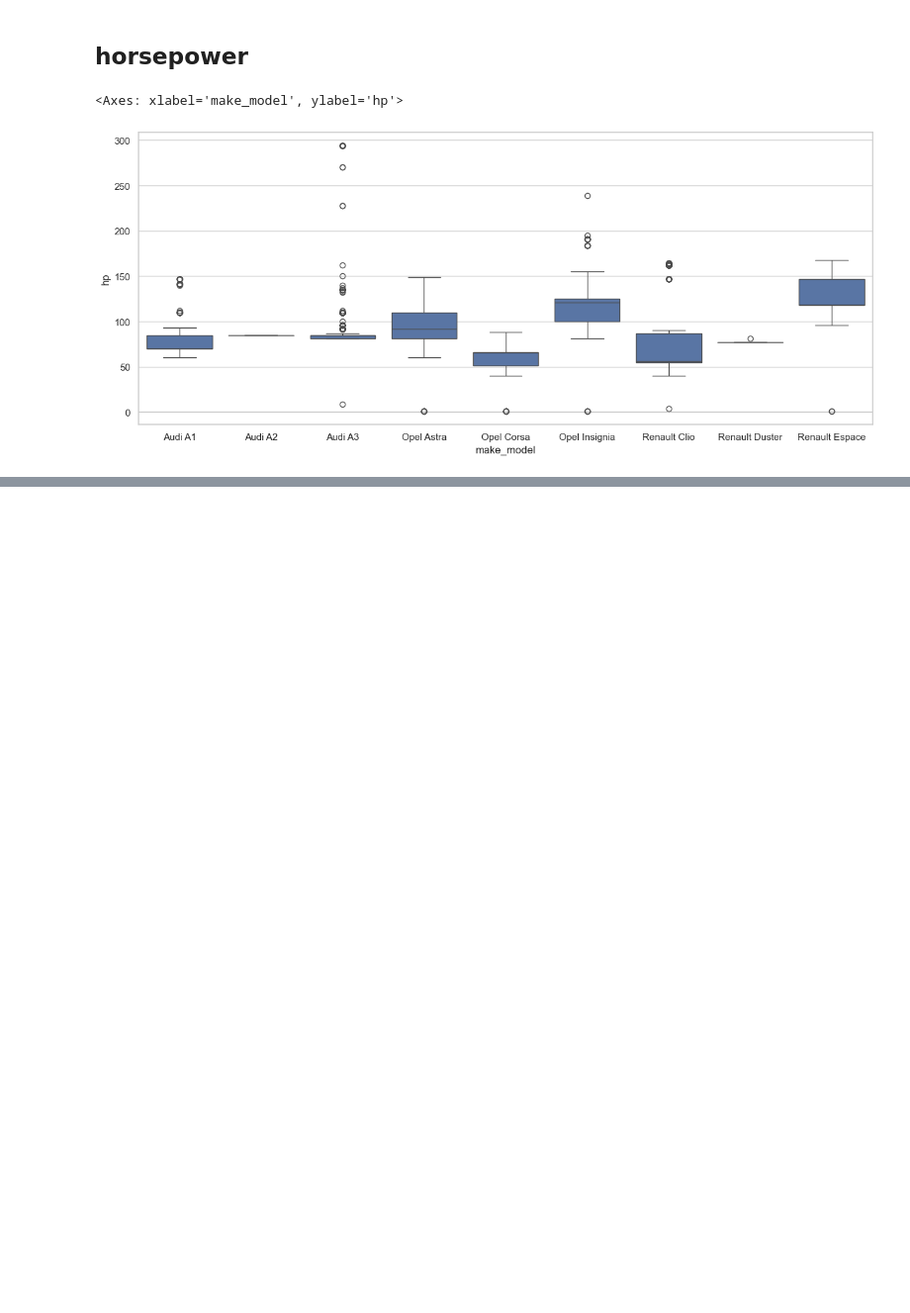
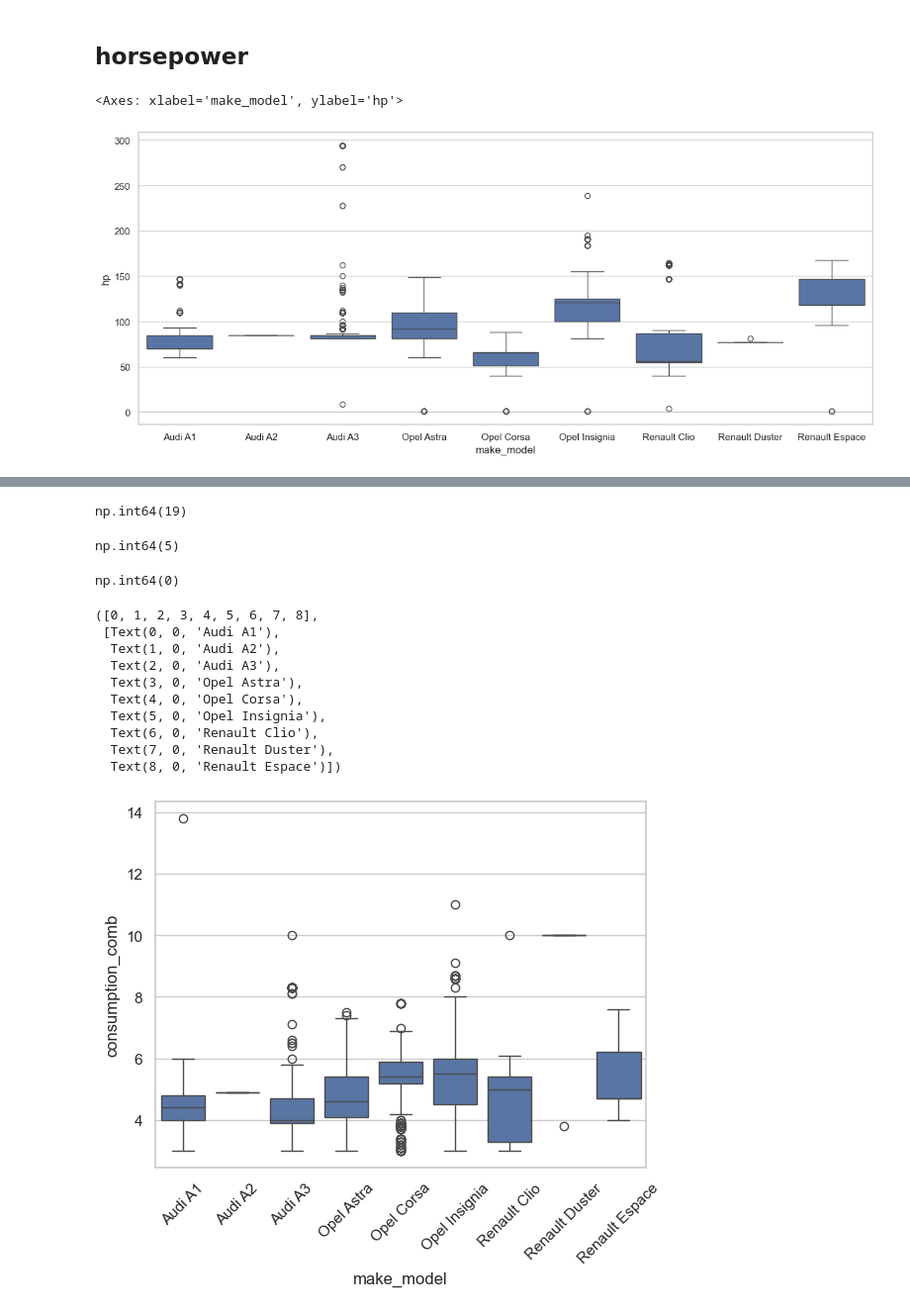
Before and after one commit to balintstewart77/magnimind-assignments, a Jupyter notebook: Auto_scout/auto_scout_part3_outliers.ipynb, the cells around one changed output, grey strips where cells are left out. Shown at 99% size. Drawn from its saved outputs; the diff is of its cells as text; code cells hidden in the pictures; blank space fills up the shorter version.

```diff
--- a/Auto_scout/auto_scout_part3_outliers.ipynb
+++ b/Auto_scout/auto_scout_part3_outliers.ipynb
@@ -68,0 +275,2 @@ df.loc[df['hp'] < 25, 'hp'] = np.nan
+# %%
+df.loc[(df['consumption_comb']>20)|(df['consumption_comb']<3), 'consumption_comb'] = np.nan
@@ -68,0 +289,31 @@ df.loc[df['hp'] < 25, 'hp'] = np.nan
+# %%
+df.consumption_comb.isna().sum(0)
+# %% [output]
+np.int64(19)
+# %%
+mode_comb = df.groupby(['co2emission','displacement','fuel'])['consumption_comb'].transform(lambda x: x.mode()[0] if not x.mode().empty else np.nan)
+df['consumption_comb'] = df['consumption_comb'].fillna(mode_comb)
+df['consumption_comb'].isna().sum()
+# %% [output]
+np.int64(5)
+# %%
+mode_comb1 = df.groupby(['displacement'])['consumption_comb'].transform(lambda x: x.mode()[0] if not x.mode().empty else np.nan)
+df['consumption_comb'] = df['consumption_comb'].fillna(mode_comb1)
+df['consumption_comb'].isna().sum()
+# %% [output]
+np.int64(0)
+# %%
+sns.boxplot(x = 'make_model', y = 'consumption_comb', data = df)
+plt.xticks(rotation=45)
+# %% [output]
+([0, 1, 2, 3, 4, 5, 6, 7, 8],
+ [Text(0, 0, 'Audi A1'),
+  Text(1, 0, 'Audi A2'),
+  Text(2, 0, 'Audi A3'),
+  Text(3, 0, 'Opel Astra'),
+  Text(4, 0, 'Opel Corsa'),
+  Text(5, 0, 'Opel Insignia'),
+  Text(6, 0, 'Renault Clio'),
+  Text(7, 0, 'Renault Duster'),
+  Text(8, 0, 'Renault Espace')])
+[figure, added]
```
Also changed, not shown: parts of 51 cells of this notebook, 3 other files.
